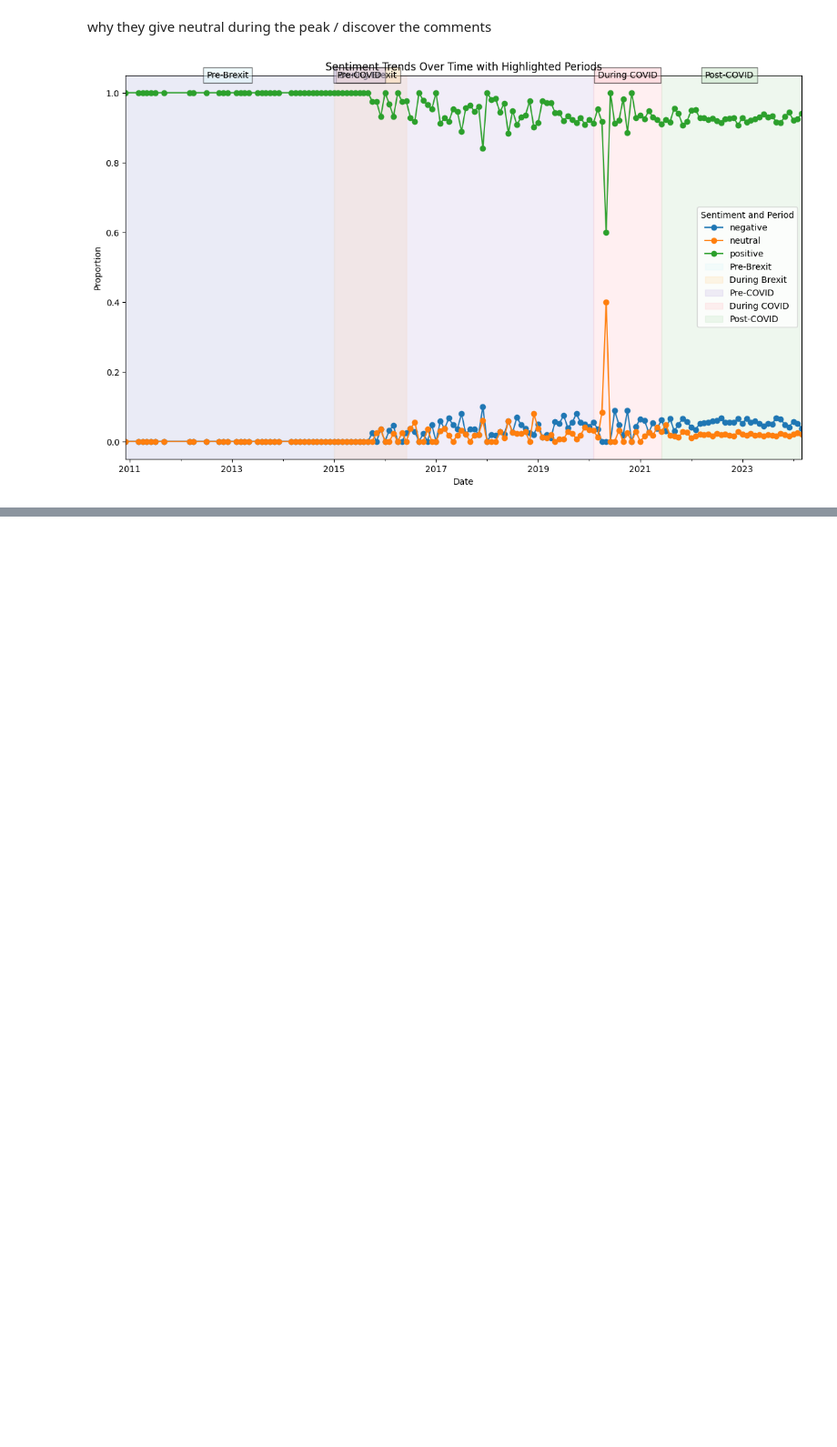
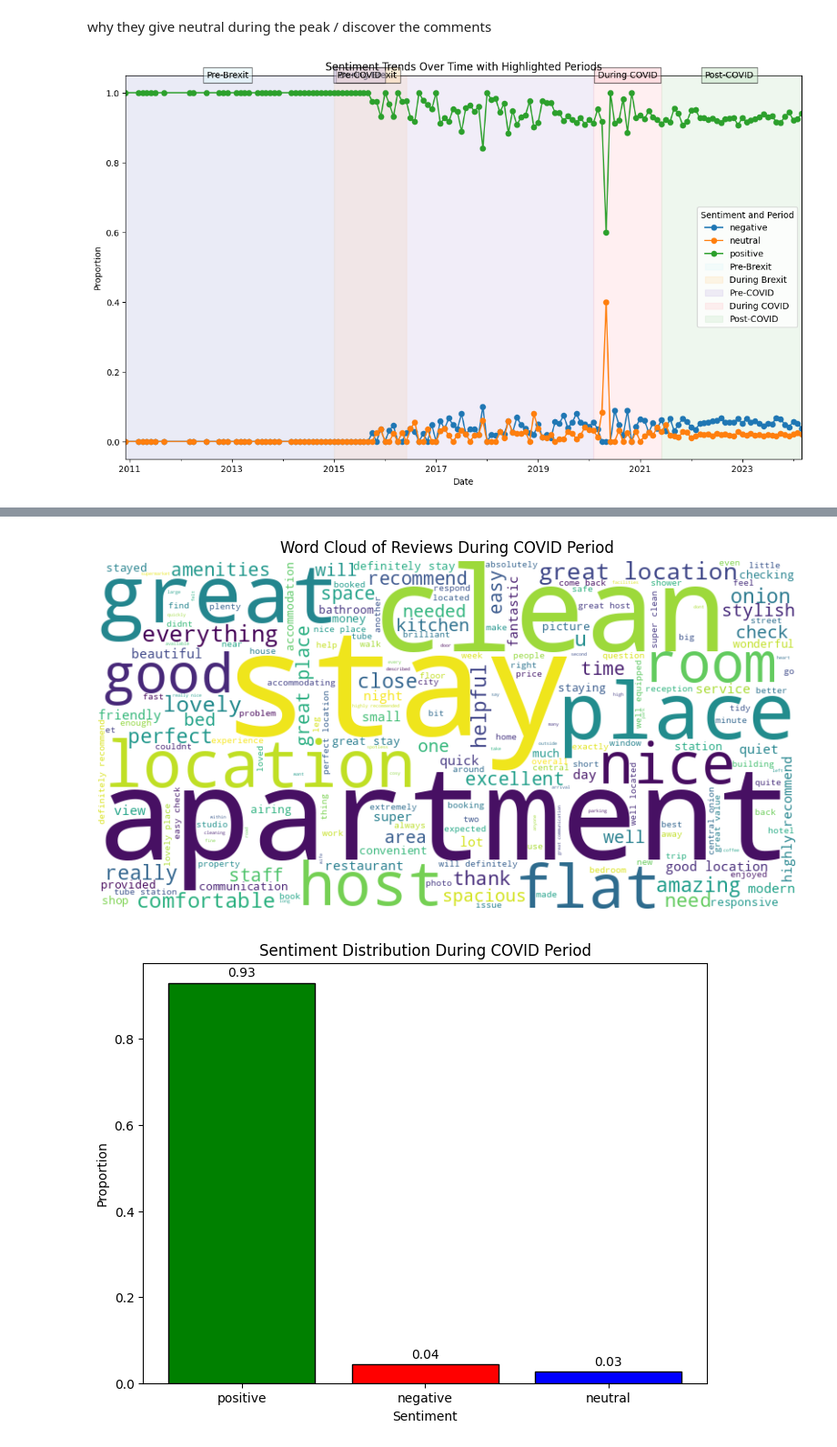
Before and after one commit to Babyaimy/sentimentanalysis-airbnb-london, a Jupyter notebook: DistilBERT_model.ipynb, the cells around one changed output, grey strips where cells are left out. Shown at 91% size. Cells and saved outputs as stored; diff of their text form; code cells hidden in the pictures; blank space fills up the shorter version.

```diff
--- a/DistilBERT_model.ipynb
+++ b/DistilBERT_model.ipynb
@@ -320,3 +528,16 @@ plt.legend(title='Sentiment and Period')
 plt.show()
 # %% [output]
 [figure]
+# %%
+# Load the dataset with the existing sentiment analysis results
+file_path = 'reviews_with_predicted_sentiment.csv'
+reviews_df_2020 = pd.read_csv(file_path)
+
+# Convert the date column to datetime
+reviews_df_2020['date'] = pd.to_datetime(reviews_df_2020['date'], errors='coerce')
+
+# Filter for reviews during the COVID period
+covid_period = (reviews_df_2020['date'] >= '2020-02') & (reviews_df_2020['date'] <= '2021-06')
+during_covid_period = reviews_df_2020[covid_period]
+
+during_covid_period
@@ -322,0 +558,59 @@ plt.show()
+# %%
+import pandas as pd
+import re
+import matplotlib.pyplot as plt
+from wordcloud import WordCloud
+
+# Generate a word cloud for the "During COVID" period
+wordcloud = WordCloud(width=800, height=400, background_color='white').generate(' '.join(during_covid_period['comments'].dropna()))
+plt.figure(figsize=(10, 5))
+plt.imshow(wordcloud, interpolation='bilinear')
+plt.axis('off')
+plt.title('Word Cloud of Reviews During COVID Period')
+plt.show()
+
+# Analyze sentiment distribution during the COVID period
+during_sentiment_counts = during_covid_period['predicted_sentiment'].value_counts(normalize=True)
+
+# Plot the sentiment distribution for the "During COVID" period
+plt.figure(figsize=(8, 6))
+bars = plt.bar(during_sentiment_counts.index, during_sentiment_counts.values, color=['green', 'red', 'blue'], edgecolor='black')
+
+# Add count labels on top of the bars
+for bar in bars:
+    height = bar.get_height()
+    plt.annotate(f'{height:.2f}', xy=(bar.get_x() + bar.get_width() / 2, height), xytext=(0, 3),
+                 textcoords="offset points", ha='center', va='bottom')
+
+plt.title('Sentiment Distribution During COVID Period')
+plt.xlabel('Sentiment')
+plt.ylabel('Proportion')
+plt.show()
+
+# Display some sample reviews during the significant period
+print("Sample reviews during the 'During COVID' period with significant sentiment changes:")
+print(during_covid_period[['comments', 'predicted_sentiment']].sample(10))
+
+# Compare sentiment distributions before, during, and after the significant period
+before_covid_period = reviews_df_2020[reviews_df_2020['date'] < '2020-01-01']
+after_covid_period = reviews_df_2020[reviews_df_2020['date'] > '2020-12-31']
+
+before_sentiment_counts = before_covid_period['predicted_sentiment'].value_counts(normalize=True)
+during_sentiment_counts = during_covid_period['predicted_sentiment'].value_counts(normalize=True)
+after_sentiment_counts = after_covid_period['predicted_sentiment'].value_counts(normalize=True)
+
+# Plot the sentiment distributions for comparison
+sentiment_comparison = pd.DataFrame({
+    'Before COVID': before_sentiment_counts,
+    'During COVID': during_sentiment_counts,
+    'After COVID': after_sentiment_counts
+}).fillna(0)
+
+sentiment_comparison.plot(kind='bar', figsize=(12, 6), color=['#c8e6c9', '#ffcdd2', '#d1c4e9'])
+plt.title('Sentiment Distribution Comparison')
+plt.xlabel('Sentiment')
+plt.ylabel('Proportion')
+plt.show()
+# %% [output]
+[figure, added]
+[figure, added]
```
Also changed, not shown: parts of 3 cells of this notebook.
